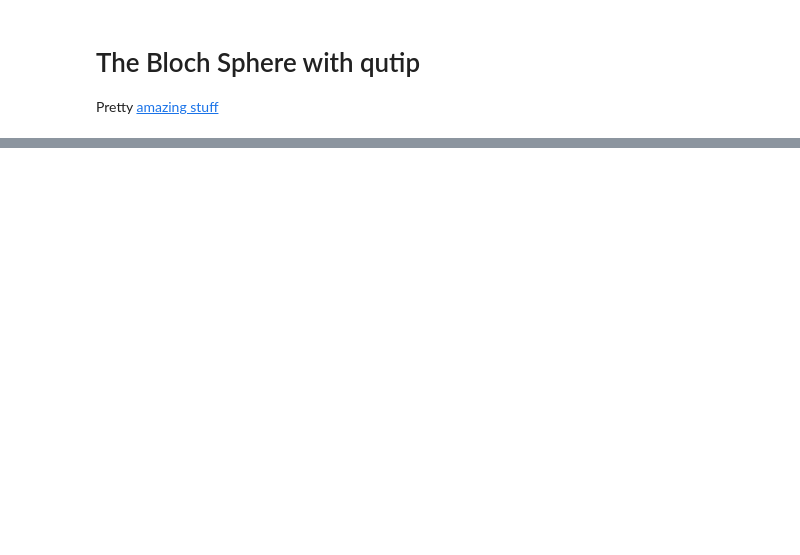
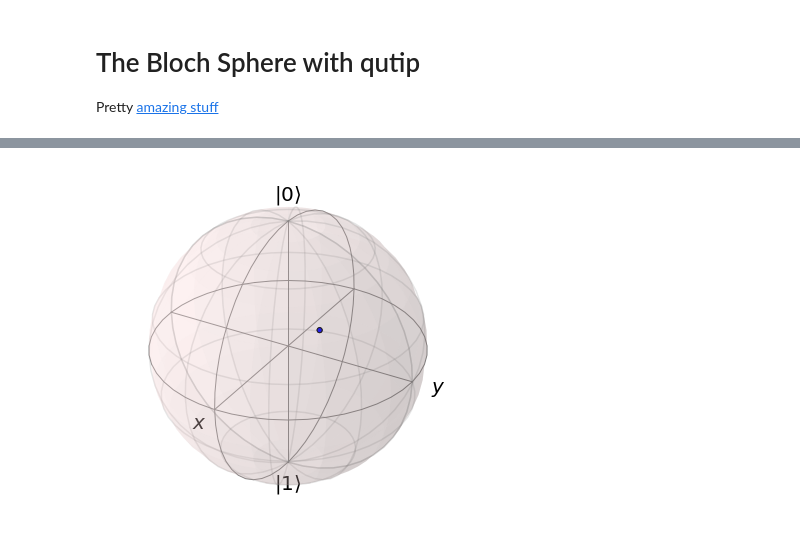
Before and after one commit to tzaffi/qc, a Jupyter notebook: ch2/4. Tangent into the Bloch Sphere.ipynb, the cells around one changed output, grey strips where cells are left out. Drawn from its saved outputs; the diff is of its cells as text; code cells hidden in the pictures; blank space fills up the shorter version.

Commit message:
qutip 3d graphics and the Bloch sphere

```diff
--- a/ch2/4. Tangent into the Bloch Sphere.ipynb
+++ b/ch2/4. Tangent into the Bloch Sphere.ipynb
@@ -11,0 +20,6 @@ Exception: This function requires the mayavi module.
+# %%
+pnt = [1/np.sqrt(3),1/np.sqrt(3),1/np.sqrt(3)]
+b.add_points(pnt)
+b.show()
+# %% [output]
+[figure, added]
```
Also changed, not shown: parts of 14 cells of this notebook, 3 other files.
